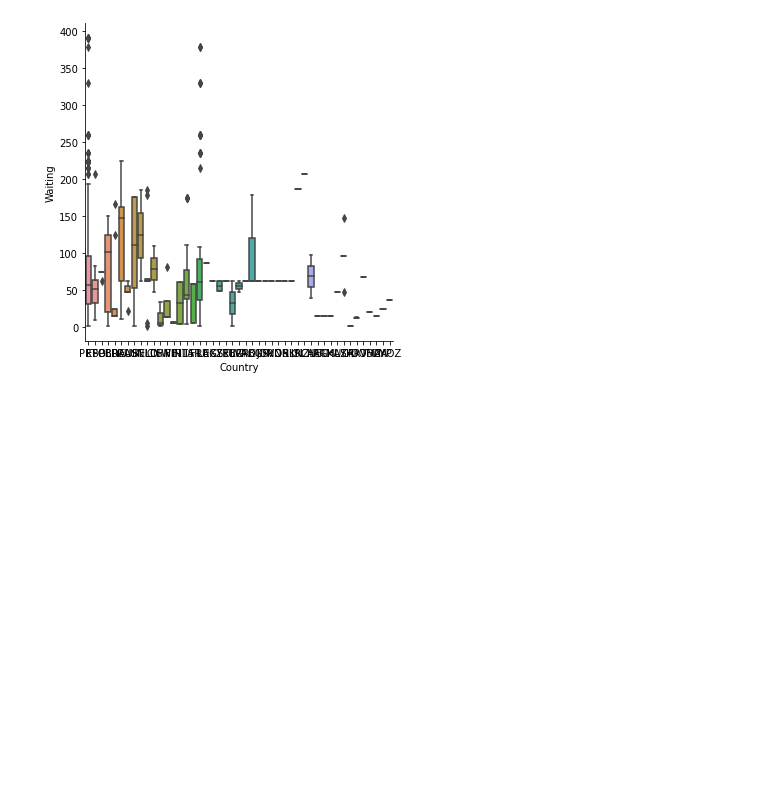
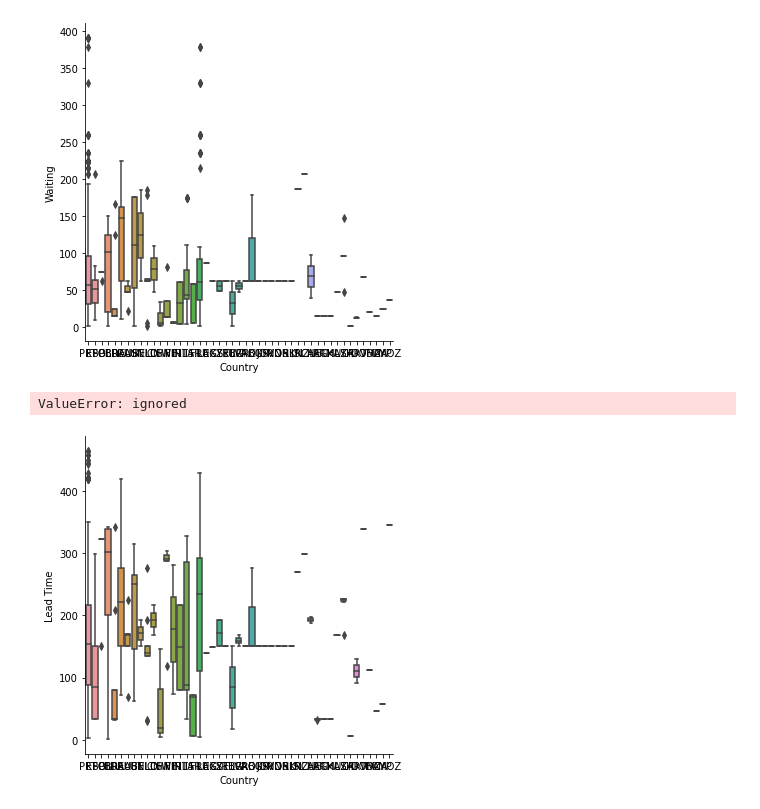
Before and after one commit to Hariharapanda-Deepak/Hotel_booking_Analysis, a Jupyter notebook: Deepak_Hotel_Booking_Analysis_Capstone_Project.ipynb, the cells around one changed output. Cells and saved outputs as stored; diff of their text form; code cells hidden in the pictures; blank space fills up the shorter version.

```diff
--- a/Deepak_Hotel_Booking_Analysis_Capstone_Project.ipynb
+++ b/Deepak_Hotel_Booking_Analysis_Capstone_Project.ipynb
@@ -548,3 +548,10 @@ plt.show()
 # %% [output]
 ValueError: ignored
 [figure]
+# %%
+plt.rcParams["figure.figsize"] = [260, 10]
+sns.catplot(data=time_df,kind="box", x = time_df['Country'], y = time_df['Lead Time'])
+plt.show()
+# %% [output]
+ValueError: ignored
+[figure, added]
```
Also changed, not shown: parts of 4 cells of this notebook.
